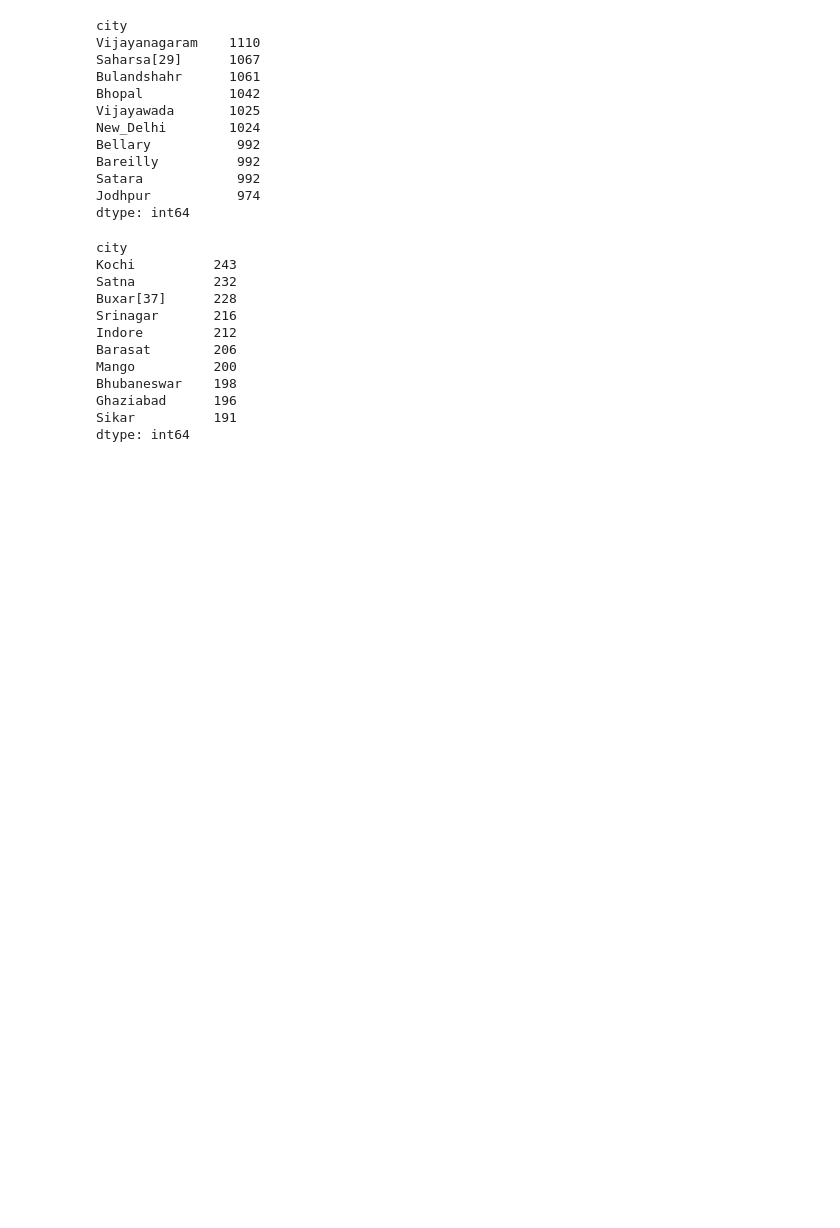
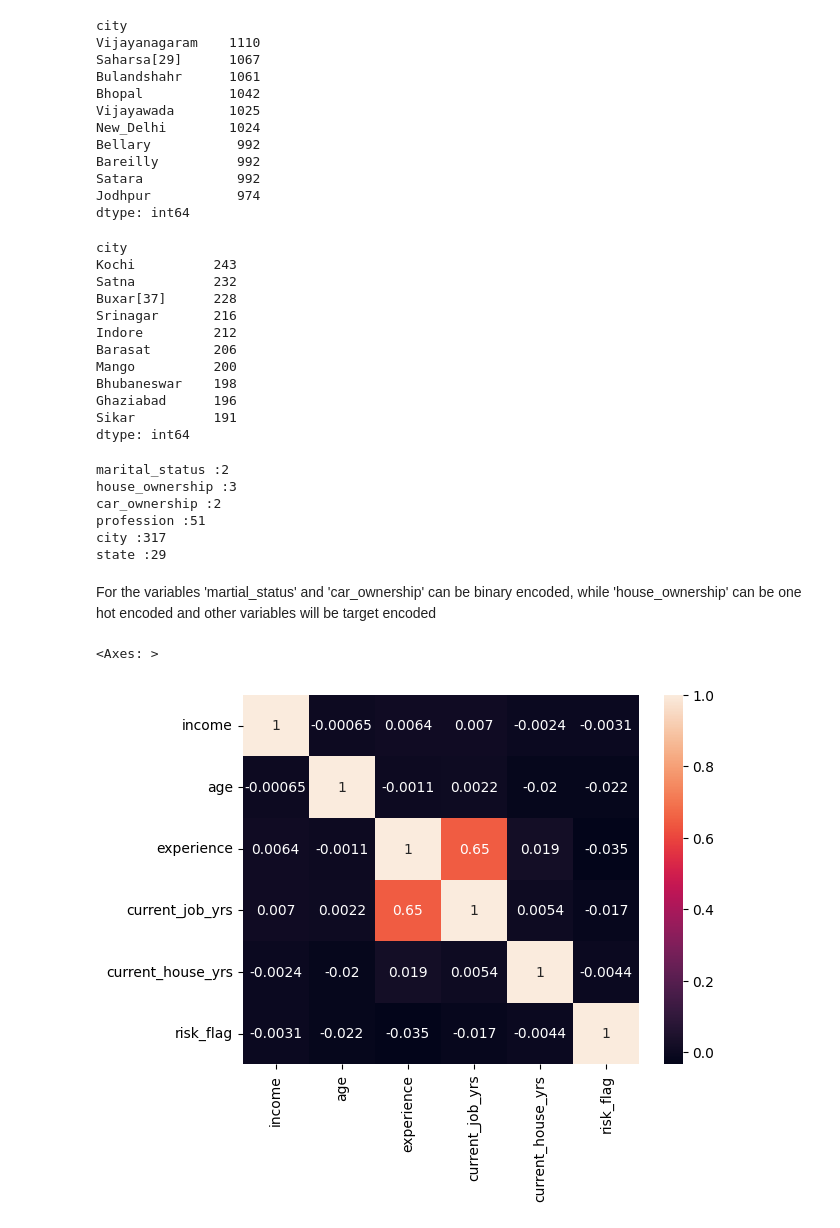
Before and after one commit to dhanu0709/2024_IA651_RSDJ_final_project, a Jupyter notebook: ml_pro.ipynb, the cells around one changed output. Cells and saved outputs as stored; diff of their text form; code cells hidden in the pictures; blank space fills up the shorter version.

```diff
--- a/ml_pro.ipynb
+++ b/ml_pro.ipynb
@@ -237,3 +256,24 @@ Bhubaneswar    198
 Ghaziabad      196
 Sikar          191
 dtype: int64
+# %%
+for column in categorical:
+    unique_categories = df[column].nunique()
+    print( column, ":" + str(unique_categories) )
+# %% [output]
+marital_status :2
+house_ownership :3
+car_ownership :2
+profession :51
+city :317
+state :29
+# %% [markdown]
+For the variables 'martial_status' and 'car_ownership' can be binary encoded,
+while 'house_ownership' can be one hot encoded and other variables will be target encoded
+# %%
+numer = ["income", "age", "experience", "current_job_yrs", "current_house_yrs",'risk_flag']
+# %%
+sns.heatmap(df[numer].corr(),annot=True)
+# %% [output]
+<Axes: >
+[figure, added]
```
Also changed, not shown: parts of 37 cells of this notebook.
